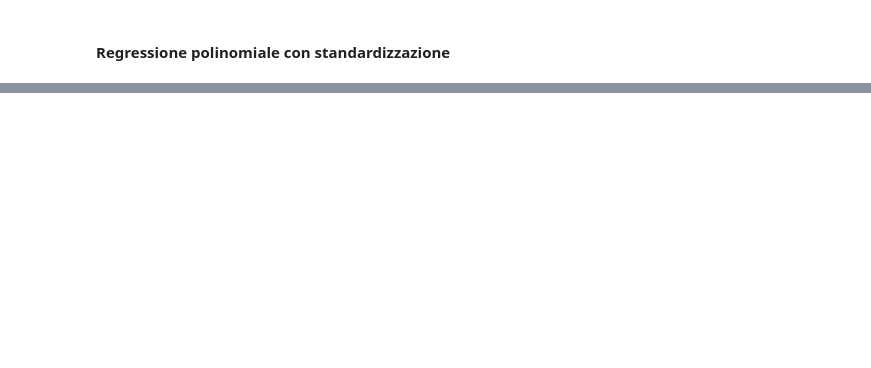
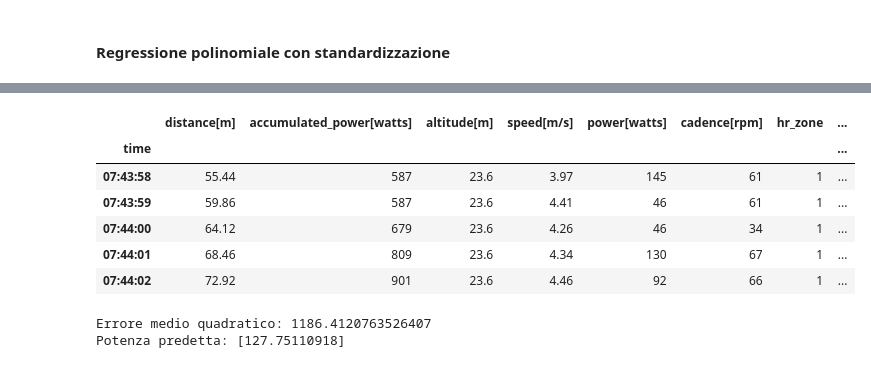
Before and after one commit to fiorani/garmin-data-analysis, a Jupyter notebook: garmin_analysis.ipynb, the cells around one changed output, grey strips where cells are left out. Drawn from its saved outputs; the diff is of its cells as text; code cells hidden in the pictures; blank space fills up the shorter version.

Commit message:
fix dataset

```diff
--- a/garmin_analysis.ipynb
+++ b/garmin_analysis.ipynb
@@ -8,10 +8,14 @@ import pandas as pd
 import matplotlib.pyplot as plt
 import sklearn as sk
 # %%
-summary = pd.read_csv("garmin_edge_820/summary.csv")
+summary = pd.read_csv("garmin_edge_820/summary.csv",sep=";")
 details = pd.read_csv("garmin_edge_820/4557226804_ACTIVITY_data.csv", sep=";")
+details =  details.drop(['left_power_phase[degrees]',
+                  'left_power_phase_peak[degrees]',
+                  'right_power_phase[degrees]',
+                  'right_power_phase_peak[degrees]',
+                  'temperature[C]','left_right_balance','left_pco[mm]','right_pco[mm]'], axis=1)
 # %%
-details.rename(columns=lambda x: x.replace('record.', ''), inplace=True)
 details['time'] = pd.to_datetime(details.pop('timestamp[s]'), unit='s').dt.time
 details.set_index("time", inplace=True)
 # %%
@@ -151,0 +246,45 @@ print_eval(X_val, y_val, lrm_poly_std)
+# %%
+# Seleziona le colonne che saranno utilizzate come feature per la predizione delle calorie
+features = details.drop(['heart_rate[bpm]','altitude_diff',	'distance_diff'	,'slope_percent'], axis=1)
+features.head()
+# %% [output]
+|  | distance[m] | accumulated_power[watts] | altitude[m] | speed[m/s] | power[watts] | cadence[rpm] | hr_zone | ... |
+| time |  |  |  |  |  |  |  | ... |
+| 07:43:58 | 55.44 | 587 | 23.6 | 3.97 | 145 | 61 | 1 | ... |
+| 07:43:59 | 59.86 | 587 | 23.6 | 4.41 | 46 | 61 | 1 | ... |
+| 07:44:00 | 64.12 | 679 | 23.6 | 4.26 | 46 | 34 | 1 | ... |
+| 07:44:01 | 68.46 | 809 | 23.6 | 4.34 | 130 | 67 | 1 | ... |
+| 07:44:02 | 72.92 | 901 | 23.6 | 4.46 | 92 | 66 | 1 | ... |
+# %%
+# Seleziona le colonne che saranno utilizzate come feature per la predizione delle calorie
+features = details.columns.drop(['distance[m]','heart_rate[bpm]','altitude_diff',	'distance_diff'	,'slope_percent', 'time_since_start','hr_zone','pwr_zone','accumulated_power[watts]','altitude[m]'])
+
+# Seleziona la colonna delle calorie come target
+target = 'heart_rate[bpm]'  # Assumi che la colonna delle calorie bruciate si chiami 'calories_burned'
+
+# Dividi il dataset in set di addestramento e set di test
+X_train, X_test, y_train, y_test = train_test_split(details[features], details[target], test_size=0.2, random_state=42)
+
+# Crea un'istanza del modello di regressione lineare
+model = Pipeline([
+    ("poly", PolynomialFeatures(degree=5, include_bias=False)),
+    ("linear", LinearRegression(n_jobs=-1))
+])
+
+# Addestra il modello sui dati di addestramento
+model.fit(X_train, y_train)
+
+# Effettua la predizione sul set di test
+y_pred = model.predict(X_test)
+
+# Calcola l'errore medio quadratico
+mse = mean_squared_error(y_test, y_pred)
+print("Errore medio quadratico:", mse)
+
+# Ora puoi utilizzare il modello addestrato per predire la potenza per nuovi dati
+new_data = pd.DataFrame([[4,140,60]], columns=features)
+watts_pred = model.predict(new_data)
+print("Potenza predetta:", watts_pred)
+# %% [output]
+Errore medio quadratico: 1186.4120763526407
+Potenza predetta: [127.75110918]
```
Also changed, not shown: parts of 15 cells of this notebook, 3 other files.
